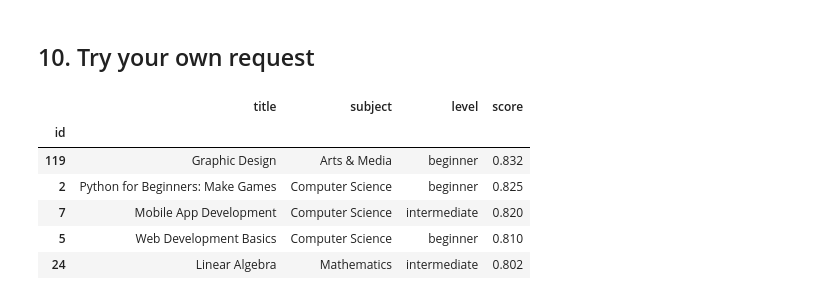
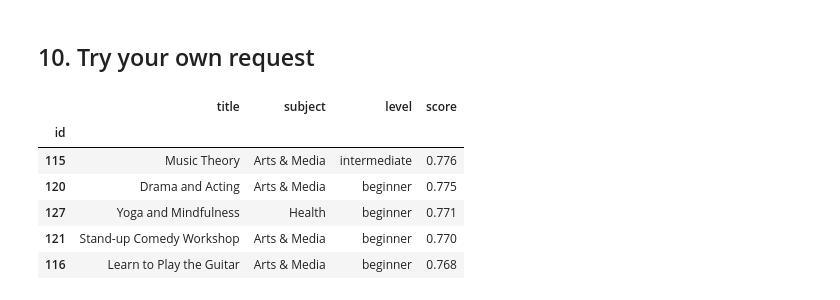
Before and after one commit to sumaiya-sultan-0008/LLM-Assigment, a Jupyter notebook: semantic_retrieval.ipynb, the cells around one changed output. Saved outputs shown, nothing was run; the diff lists cells and outputs as text; code cells hidden in the pictures.

```diff
--- a/semantic_retrieval.ipynb
+++ b/semantic_retrieval.ipynb
@@ -676,12 +673,12 @@ Embeddings turn *"what should I study?"* into a nearest-neighbour search, and th
 # %% [markdown]
 ## 10. Try your own request
 # %%
-search("I want to design video games")
+search("I want to dance")
 # %% [output]
 |  | title | subject | level | score |
 | id |  |  |  |  |
-| 119 | Graphic Design | Arts & Media | beginner | 0.832 |
-| 2 | Python for Beginners: Make Games | Computer Science | beginner | 0.825 |
-| 7 | Mobile App Development | Computer Science | intermediate | 0.820 |
-| 5 | Web Development Basics | Computer Science | beginner | 0.810 |
-| 24 | Linear Algebra | Mathematics | intermediate | 0.802 |
+| 115 | Music Theory | Arts & Media | intermediate | 0.776 |
+| 120 | Drama and Acting | Arts & Media | beginner | 0.775 |
+| 127 | Yoga and Mindfulness | Health | beginner | 0.771 |
+| 121 | Stand-up Comedy Workshop | Arts & Media | beginner | 0.770 |
+| 116 | Learn to Play the Guitar | Arts & Media | beginner | 0.768 |
```
Also changed, not shown: parts of 3 cells of this notebook.
